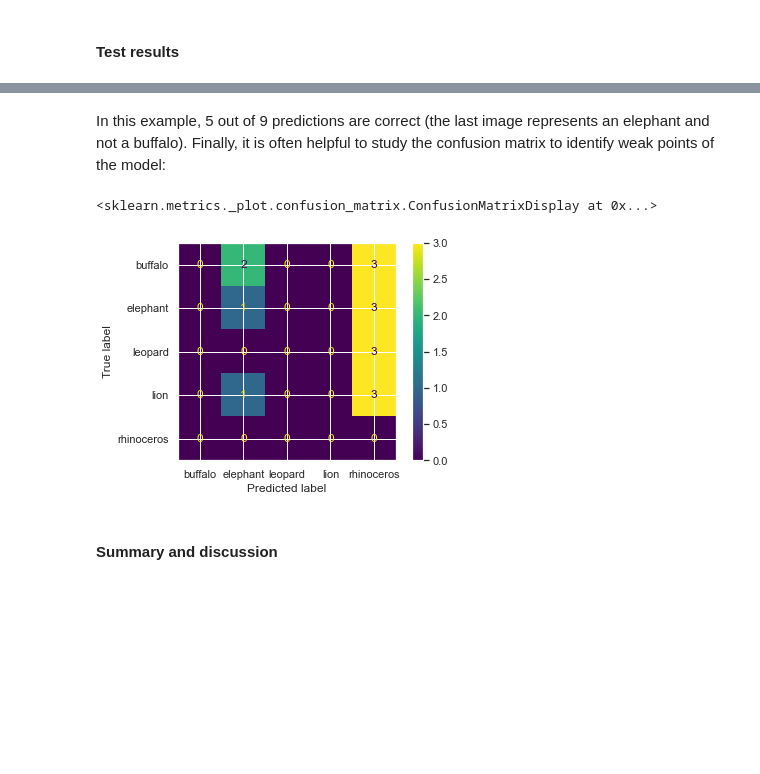
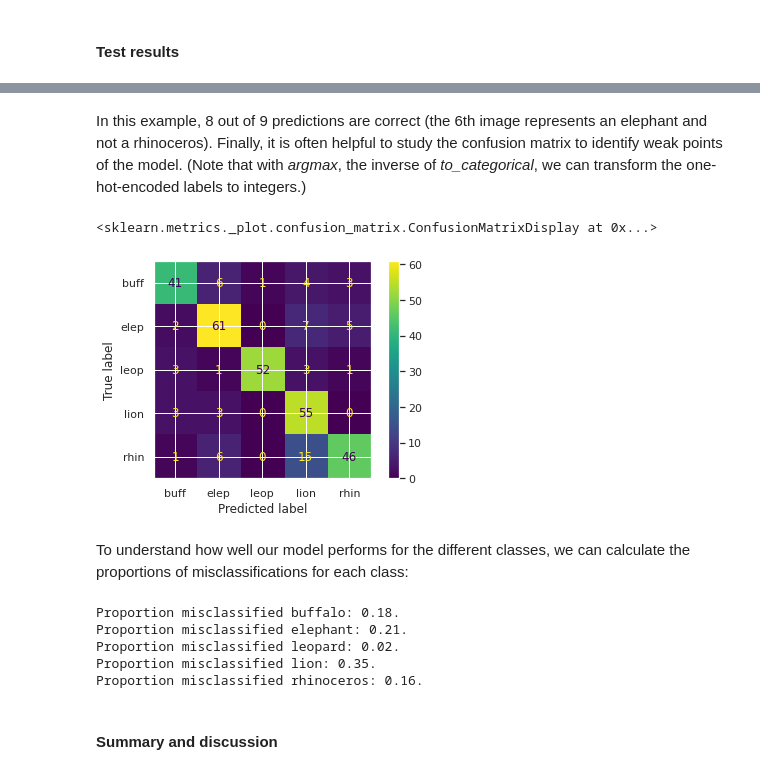
Before and after one commit to tvdaal/animal-classification, a Jupyter notebook: animal_classification.ipynb, the cells around one changed output, grey strips where cells are left out. Drawn from its saved outputs; the diff is of its cells as text; code cells hidden in the pictures; blank space fills up the shorter version.

Commit message:
Improved model.

```diff
--- a/animal_classification.ipynb
+++ b/animal_classification.ipynb
@@ -496,26 +492,26 @@ for model_name in models:
 # %% [markdown]
 Finally, we can train our CNN for the four different hyperparameter settings. The accuracy and loss functions are saved to a pickle file (for possible future use).
 # %%
-# Train models:
-epochs = 4
-histories = {}
-for model_name, model in models.items():
-    history = model.fit(
-        x=train_generator,
-        epochs=epochs,
-        steps_per_epoch=len(train_generator),
-        validation_data=dev_generator,
-        validation_steps=len(dev_generator),
-        callbacks=[weights_callbacks[model_name]],
-#         callbacks=[tb_callbacks[model_name], weights_callbacks[model_name]],
-        verbose=0
-    )
-    histories.update({model_name: history.history})
+# # Train models:
+# epochs = 50
+# histories = {}
+# for model_name, model in models.items():
+#     history = model.fit(
+#         x=train_generator,
+#         epochs=epochs,
+#         steps_per_epoch=len(train_generator),
+#         validation_data=dev_generator,
+#         validation_steps=len(dev_generator),
+#         callbacks=[weights_callbacks[model_name]],
+# #         callbacks=[tb_callbacks[model_name], weights_callbacks[model_name]],
+#         verbose=0,
+#     )
+#     histories.update({model_name: history.history})
 
-# Pickle histories dictionary:
+# # Pickle training history:
 histories_path = "histories.pkl"
-with open(histories_path, "wb") as f:
-    pickle.dump(histories, f)
+# with open(histories_path, "wb") as f:
+#     pickle.dump(histories, f)
 # %% [markdown]
 Based on the accuracy of the dev set we can select the best model. We can choose from the four models with different regularization settings, as well as from the various training epochs. This is achieved by searching for the maximum value of *val_accuracy* across all models and epochs:
 # %%
@@ -615,22 +611,38 @@ print(prediction_classes)
 # %% [markdown]
-In this example, 5 out of 9 predictions are correct (the last image represents an elephant and not a buffalo). Finally, it is often helpful to study the confusion matrix to identify weak points of the model:
+In this example, 8 out of 9 predictions are correct (the 6th image represents an elephant and not a rhinoceros). Finally, it is often helpful to study the confusion matrix to identify weak points of the model. (Note that with *argmax*, the inverse of *to_categorical*, we can transform the one-hot-encoded labels to integers.)
 # %%
 # Obtain true labels from the test generator:
 label_true_ohe = test_generator.y
 label_true = np.argmax(label_true_ohe, axis=1)
 
-# Use best model to predict on test set:
+# Use best model to predict on the test set:
 label_pred_ohe = best_model.predict(test_generator)
 label_pred = np.argmax(label_pred_ohe, axis=1)
 
 # Compute confusion matrix:
-prediction_labels = np.array(range(num_classes))
-prediction_classes = label_encoder.inverse_transform(prediction_labels)
+labels = np.array(range(num_classes))
+classes = label_encoder.inverse_transform(labels)
+class_abbr = [class_name[:4] for class_name in list(classes)]
 conf_matrix = confusion_matrix(label_true, label_pred)
-ConfusionMatrixDisplay(conf_matrix, display_labels=prediction_classes).plot()
+ConfusionMatrixDisplay(conf_matrix, display_labels=class_abbr).plot()
 # %% [output]
 <sklearn.metrics._plot.confusion_matrix.ConfusionMatrixDisplay at 0x...>
-[figure, old version]
+[figure, new version]
+# %% [markdown]
+To understand how well our model performs for the different classes, we can calculate the proportions of misclassifications for each class:
+# %%
+for i in range(num_classes):
+    miscl_sum = 0
+    total_sum = np.sum(conf_matrix, axis=0)[i]
+    correct = conf_matrix[i, i]
+    miscl_prop = round(1 - correct / total_sum, 2)
+    print(f"Proportion misclassified {classes[i]}: {miscl_prop}.")
+# %% [output]
+Proportion misclassified buffalo: 0.18.
+Proportion misclassified elephant: 0.21.
+Proportion misclassified leopard: 0.02.
+Proportion misclassified lion: 0.35.
+Proportion misclassified rhinoceros: 0.16.
 # %% [markdown]
 #### Summary and discussion
 # %% [markdown]
```
Also changed, not shown: parts of 17 cells of this notebook, 2 other files.
